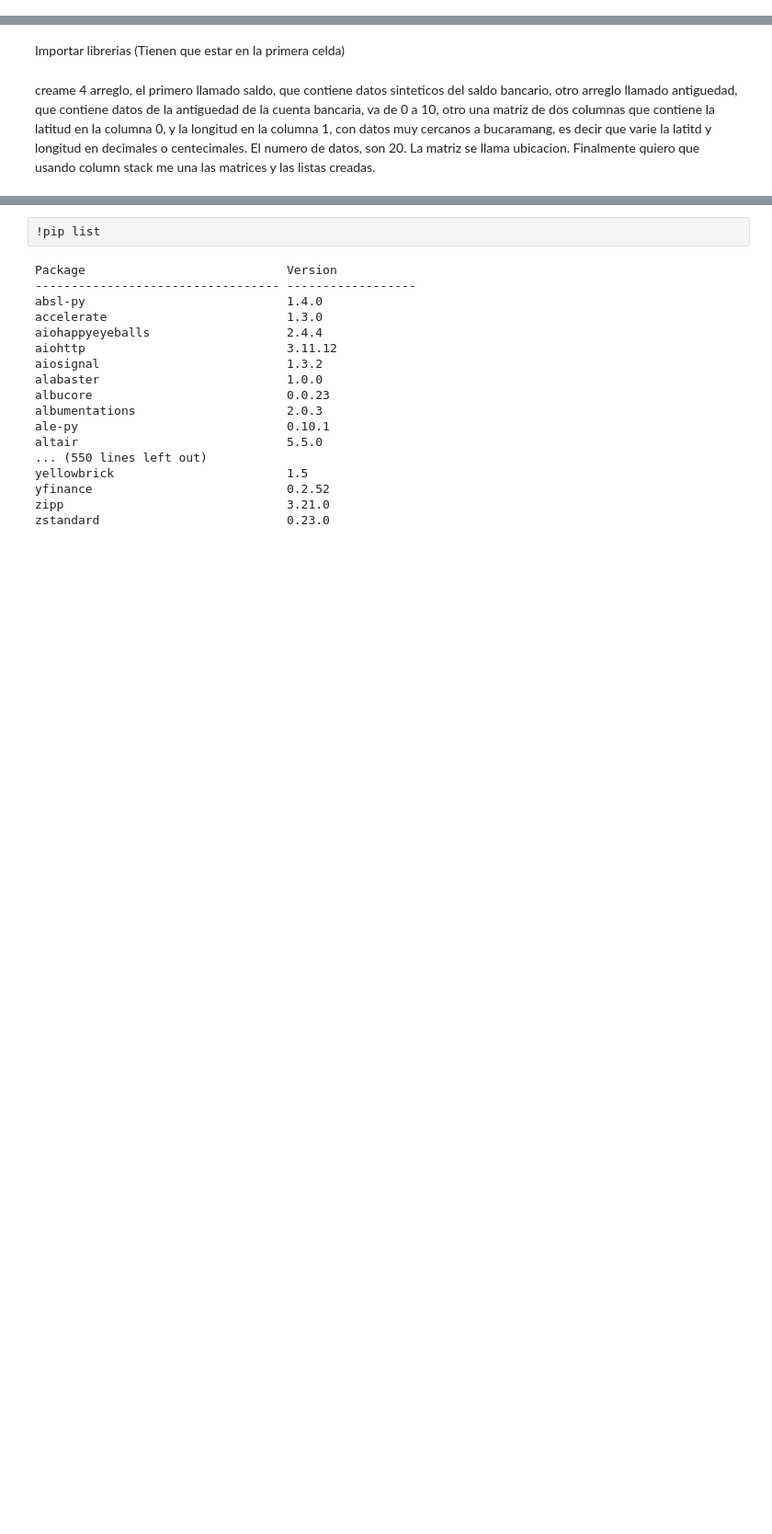
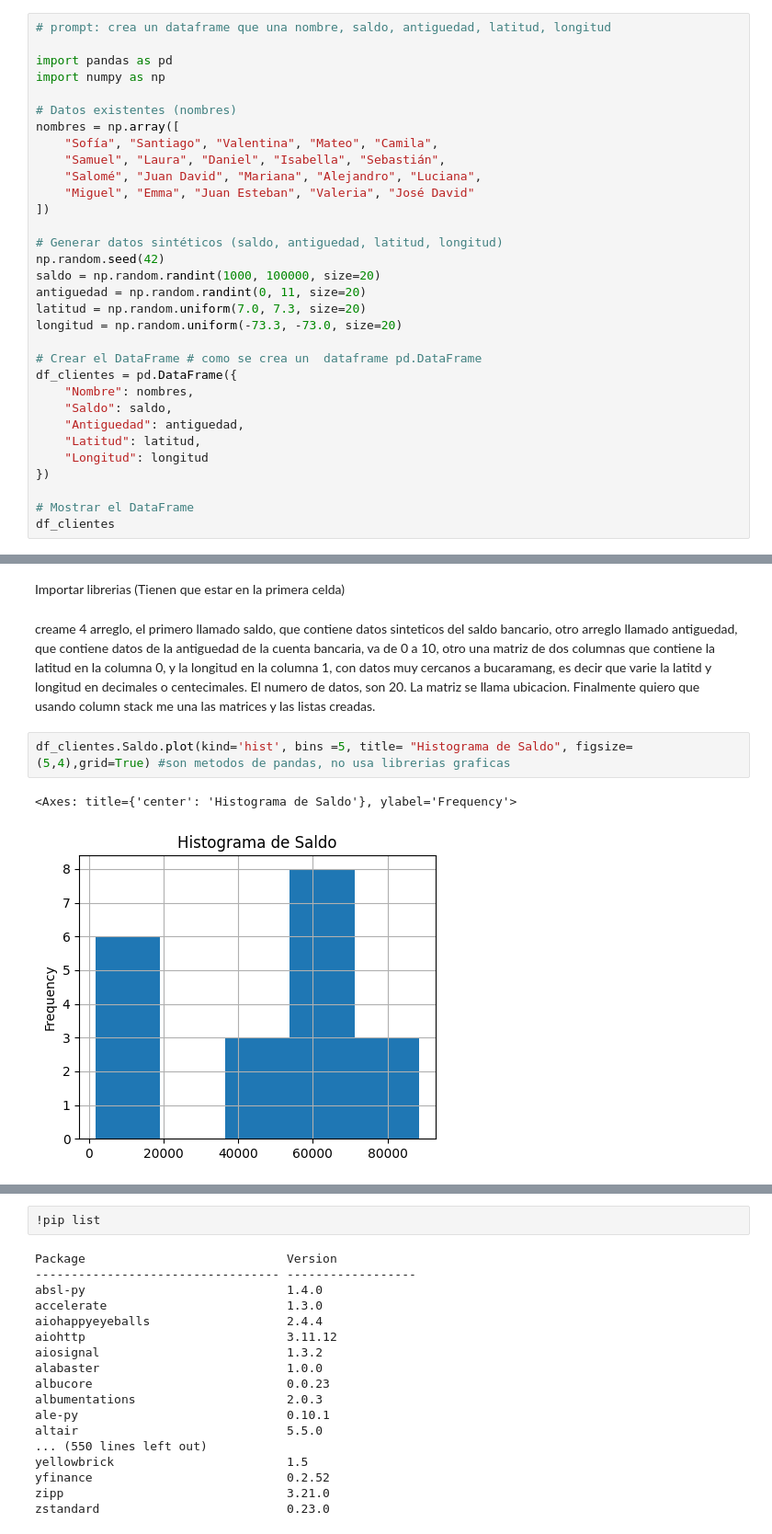
Before and after one commit to IVANV341/Curso-inteligencia-artificial, a Jupyter notebook: EDA_Apuntes_de_clase.ipynb, the cells around one changed output, grey strips where cells are left out. Shown at 92% size. Cells and saved outputs as stored; diff of their text form; blank space fills up the shorter version.

```diff
--- a/EDA_Apuntes_de_clase.ipynb
+++ b/EDA_Apuntes_de_clase.ipynb
@@ -177,3 +177,35 @@ nombres = np.array([
     "Miguel", "Emma", "Juan Esteban", "Valeria", "José David"
 ])
 nombres
+# %%
+# prompt: crea un dataframe que una nombre, saldo, antiguedad, latitud, longitud
+
+import pandas as pd
+import numpy as np
+
+# Datos existentes (nombres)
+nombres = np.array([
+    "Sofía", "Santiago", "Valentina", "Mateo", "Camila",
+    "Samuel", "Laura", "Daniel", "Isabella", "Sebastián",
+    "Salomé", "Juan David", "Mariana", "Alejandro", "Luciana",
+    "Miguel", "Emma", "Juan Esteban", "Valeria", "José David"
+])
+
+# Generar datos sintéticos (saldo, antiguedad, latitud, longitud)
+np.random.seed(42)
+saldo = np.random.randint(1000, 100000, size=20)
+antiguedad = np.random.randint(0, 11, size=20)
+latitud = np.random.uniform(7.0, 7.3, size=20)
+longitud = np.random.uniform(-73.3, -73.0, size=20)
+
+# Crear el DataFrame # como se crea un  dataframe pd.DataFrame
+df_clientes = pd.DataFrame({
+    "Nombre": nombres,
+    "Saldo": saldo,
+    "Antiguedad": antiguedad,
+    "Latitud": latitud,
+    "Longitud": longitud
+})
+
+# Mostrar el DataFrame
+df_clientes
@@ -181,3 +325,8 @@ nombres
 Importar librerias (Tienen que estar en la primera celda)
 # %% [markdown]
 creame 4 arreglo, el primero llamado saldo,  que contiene datos sinteticos del saldo bancario, otro arreglo llamado antiguedad, que contiene datos de la antiguedad de la cuenta bancaria, va de 0 a 10, otro una matriz de dos columnas que contiene la latitud en la columna 0, y la longitud en la columna 1, con datos muy cercanos a bucaramang, es decir que varie la latitd y longitud en decimales o centecimales. El numero de datos, son 20. La matriz se llama ubicacion. Finalmente quiero que usando column stack me una las matrices y las listas creadas.
+# %%
+df_clientes.Saldo.plot(kind='hist', bins =5, title= "Histograma de Saldo", figsize=(5,4),grid=True) #son metodos de pandas, no usa librerias graficas
+# %% [output]
+<Axes: title={'center': 'Histograma de Saldo'}, ylabel='Frequency'>
+[figure, added]
```
Also changed, not shown: parts of 15 cells of this notebook.
